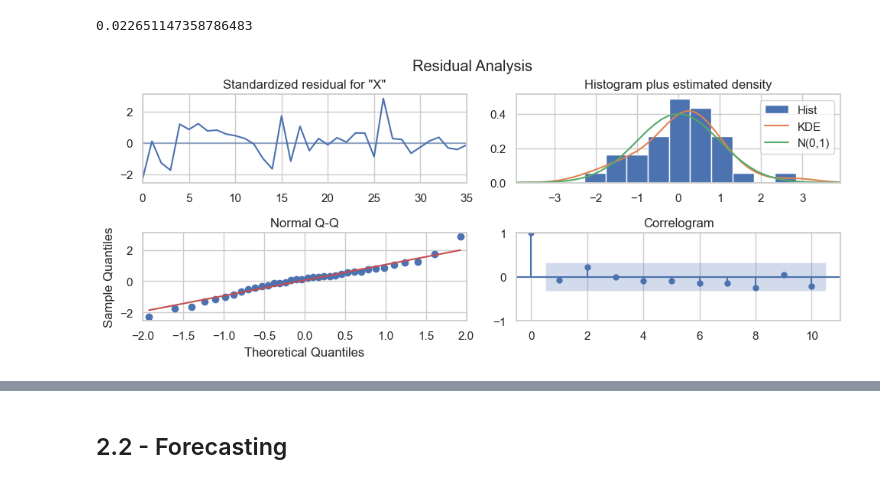
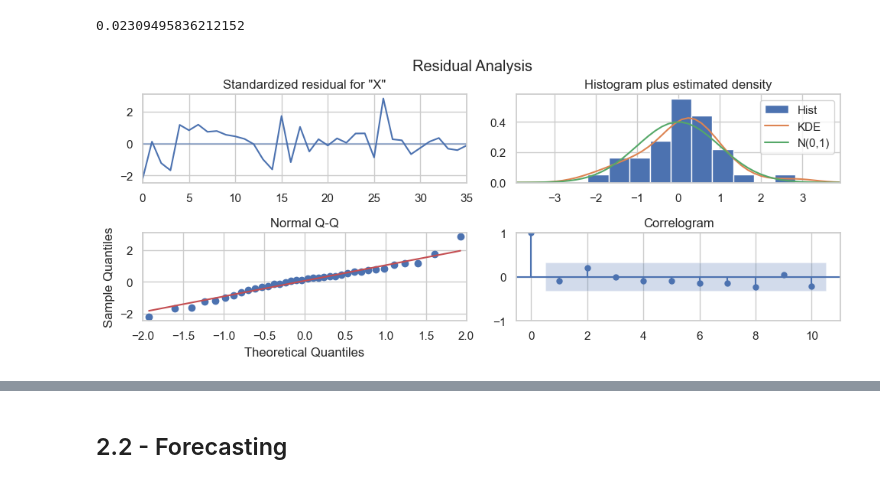
Before and after one commit to JeppeKlitgaard/DTU-02613-TimeSeries, a Jupyter notebook: Assignment3/Jeppe/JK_2.ipynb, the cells around one changed output, grey strips where cells are left out. Drawn from its saved outputs; the diff is of its cells as text; code cells hidden in the pictures.

```diff
--- a/Assignment3/Jeppe/JK_2.ipynb
+++ b/Assignment3/Jeppe/JK_2.ipynb
@@ -187,16 +188,19 @@ def make_and_plot(params, n=1000, title="SARIMAX Model Simulation", n_lags=30):
     # plt.savefig(OUTPUT_DIR / f"1_4_{pdq}_{seasonal_PDQs}.png", dpi=DPI_EXPORT)
 # %%
 # Again, parameter signs are swapped
-phi_1 = -(-0.38)
-Phi_1 = (-0.94)
+phi_1 = -0.38
+Phi_1 = -0.94
+
+phi_1_sarimax = - phi_1
+Phi_1_sarimax = - Phi_1
 mu = 5.72
 s = 12
 var = 0.22**2
 
 
 params = ModelParams.from_weights(
-    phis=[phi_1],
-    Phis=[Phi_1],
+    phis=[phi_1_sarimax],
+    Phis=[Phi_1_sarimax],
     s=12,
     var=var,
 )
@@ -207,17 +227,27 @@ df["X_t"] = np.log(df["Y_t"]) - mu
 # %%
 model = params.to_model(endog=df["X_t"])
-model_fit = model.fit(disp=0)
+
+# This is a bit of a hack to construct a result class without actually fitting anything
+# There is probably a better way of doing this, but the statsmodel documentation is
+# a bit lacking in this respect, and this should work just fine
+params_dict = dict(zip(model.param_names, params.to_params()))
+with model.fix_params(params_dict):
+    model_fit = model.fit()
+
+# model.predict(params=params.to_params())
+# model_fit = model.fit(disp=0)
 model_fit.summary()
+
 
 fig = plt.figure(figsize=(10, 4))
 model_fit.plot_diagnostics(fig=fig)
 plt.tight_layout()
 
 residuals = model_fit.resid
 print(np.mean(residuals))
 
 plt.suptitle("Residual Analysis", y=1.02)
 plt.savefig(OUTPUT_PATH / "2_residual_analysis.png", dpi=EXPORT_DPI, bbox_inches="tight")
 # %% [output]
-0.022651147358786483
+0.02309495836212152
-[figure, old version]
+[figure, new version]
```
Also changed, not shown: parts of 11 cells of this notebook, 7 other files.
